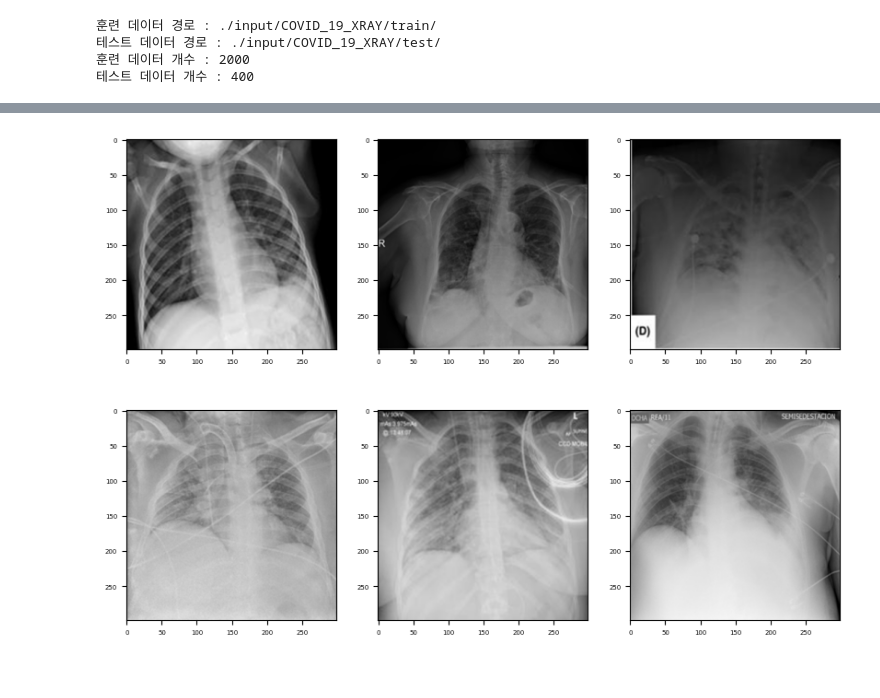
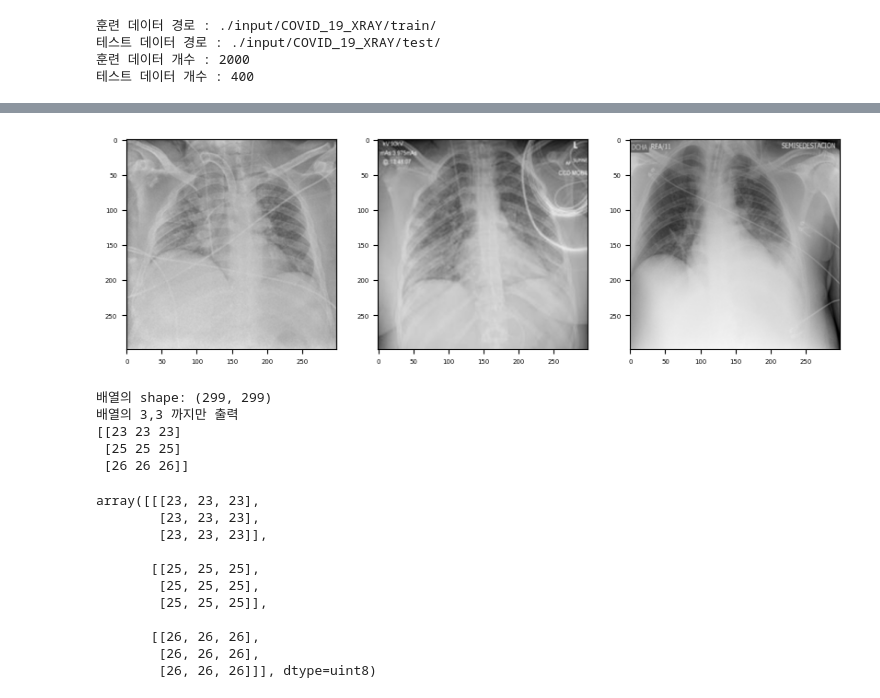
Before and after one commit to aza1200/Kaggle, a Jupyter notebook: KDT_AI_1/3_analysis.ipynb, the cells around one changed output, grey strips where cells are left out. Drawn from its saved outputs; the diff is of its cells as text; code cells hidden in the pictures; blank space fills up the shorter version.

```diff
--- a/KDT_AI_1/3_analysis.ipynb
+++ b/KDT_AI_1/3_analysis.ipynb
@@ -31,7 +31,7 @@ import matplotlib.pyplot as plt
 import matplotlib.gridspec as gridspec
 import cv2
 
-def show_image(img_paths, rows=2, cols=3):
+def show_image(img_paths, rows=1, cols=3):
     assert len(img_paths) <= rows*cols # 이미지가 행/열 갯수보다 많으면 오류 발생
 
     mpl.rc('font', size=5)
@@ -57,11 +57,46 @@ show_image(normal_img_paths)
 # %%
 # 정상 엑스선 이미지 경로
 # 코로나 엑스선 이미지 경로
 # 모아서 저장
-last_six_files = os.listdir(train_path+"covid")[-6:]
-covid_img_paths = [os.path.join(train_path+"covid", file ) for file in last_six_files]
+last_three_files = os.listdir(train_path+"covid")[-3:]
+covid_img_paths = [os.path.join(train_path+"covid", file ) for file in last_three_files]
 
-# 이미지 출력 (정상 엑스선 이미지 출력 )
+# 이미지 출력 (코로나 이미지 출력 )
 show_image(covid_img_paths)
 # %% [output]
-[figure, old version]
+[figure, new version]
+# %%
+from PIL import Image
+import numpy as np
+
+# PNG 파일 열고 배열로 변환
+img = Image.open(f"{train_path}/image_001.png")
+arr = np.array(img)
+
+# 배열의 shape 출력
+print("배열의 shape:", arr.shape)
+
+print("배열의 3,3 까지만 출력")
+print(arr[:3,:3])
+# %% [output]
+배열의 shape: (299, 299)
+배열의 3,3 까지만 출력
+[[23 23 23]
+ [25 25 25]
+ [26 26 26]]
+# %%
+arr_1 = np.array(img.convert('RGB'))
+arr_1.shape
+arr_1[:3,:3]
+# %% [output]
+array([[[23, 23, 23],
+        [23, 23, 23],
+        [23, 23, 23]],
+
+       [[25, 25, 25],
+        [25, 25, 25],
+        [25, 25, 25]],
+
+       [[26, 26, 26],
+        [26, 26, 26],
+        [26, 26, 26]]], dtype=uint8)
```
Also changed, not shown: parts of 2 cells of this notebook, 5 other files.
